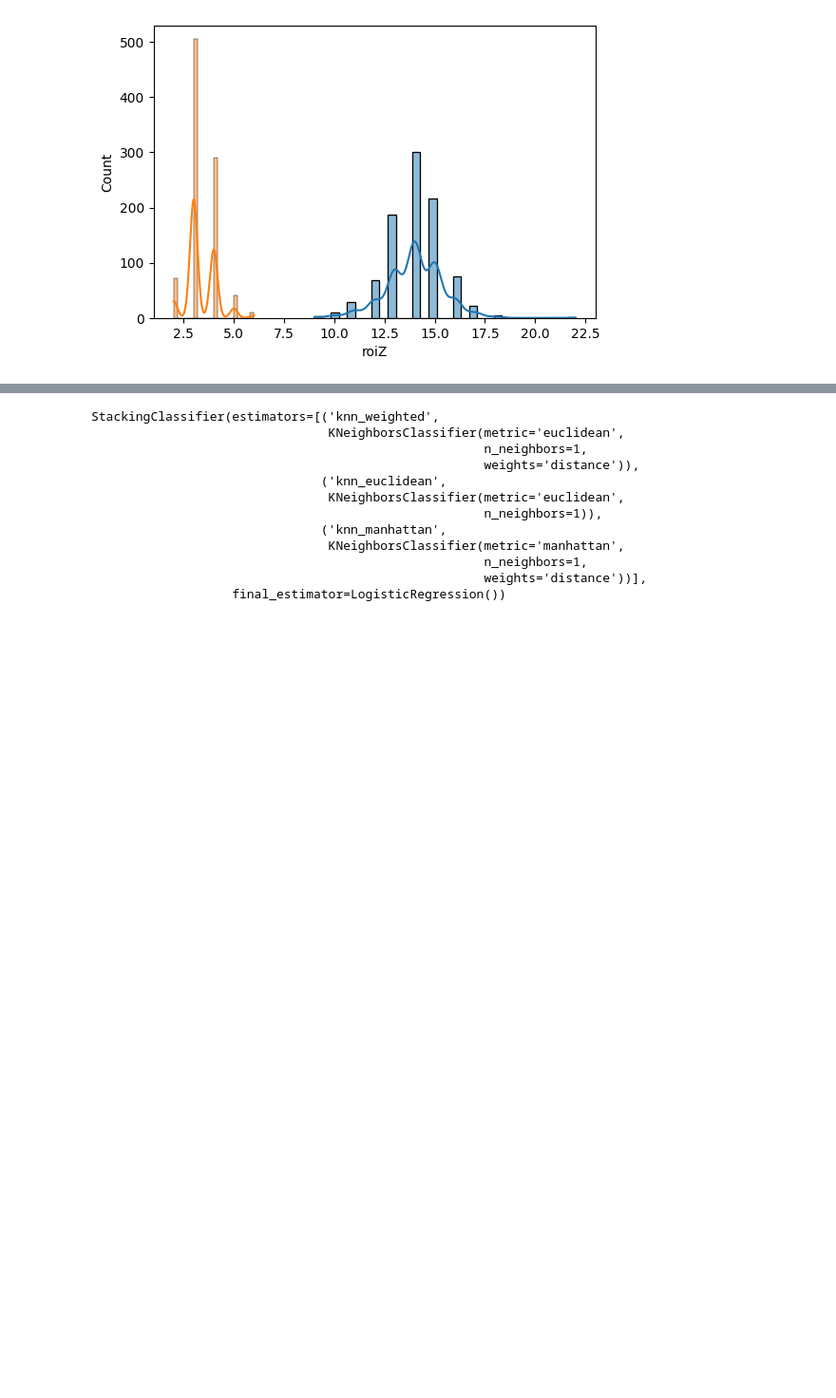
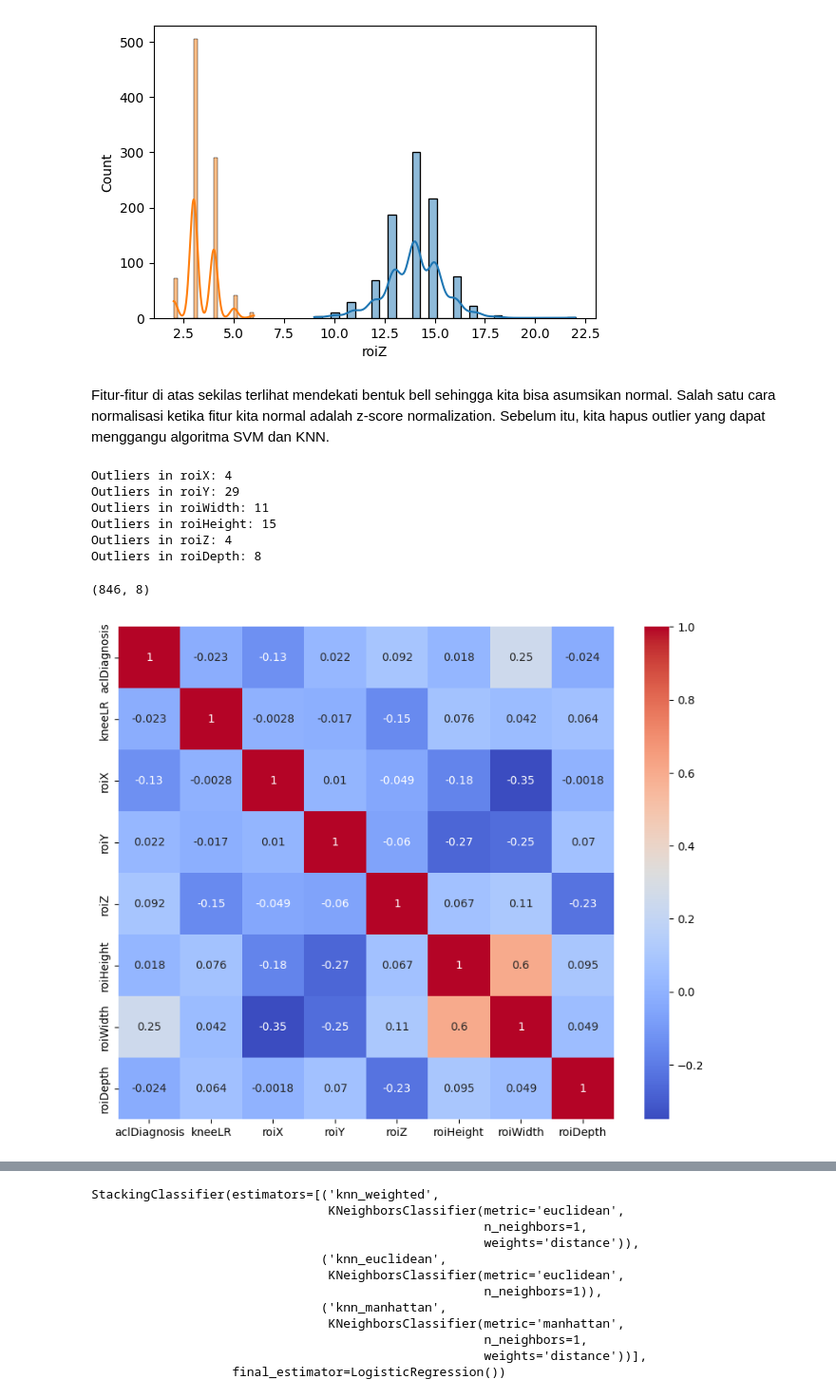
Before and after one commit to stepanusimnuel/acl-classification-ensemble-learning, a Jupyter notebook: train-model.ipynb, the cells around one changed output, grey strips where cells are left out. Shown at 95% size. Cells and saved outputs as stored; diff of their text form; code cells hidden in the pictures; blank space fills up the shorter version.

```diff
--- a/train-model.ipynb
+++ b/train-model.ipynb
@@ -63,3 +70,5 @@ for col in numeric_columns:
 plt.show()
 # %% [output]
 [figure]
+# %% [markdown]
+Fitur-fitur di atas sekilas terlihat mendekati bentuk bell sehingga kita bisa asumsikan normal. Salah satu cara normalisasi ketika fitur kita normal adalah z-score normalization. Sebelum itu, kita hapus outlier yang dapat menggangu algoritma SVM dan KNN.
@@ -65,0 +85,23 @@ plt.show()
+# %%
+for col in ["roiX", "roiY", "roiWidth", "roiHeight", "roiZ", "roiDepth"]:
+    outliers = detect_outliers(df, col)
+    print(f"Outliers in {col}: {len(outliers)}")
+    df = df.drop(outliers.index)
+# %% [output]
+Outliers in roiX: 4
+Outliers in roiY: 29
+Outliers in roiWidth: 11
+Outliers in roiHeight: 15
+Outliers in roiZ: 4
+Outliers in roiDepth: 8
+# %%
+df.shape
+# %% [output]
+(846, 8)
+# %%
+# heatmap korelasi antarfitur
+plt.figure(figsize=(10, 8))
+sns.heatmap(df.corr(), annot=True, cmap='coolwarm')
+plt.show()
+# %% [output]
+[figure, added]
```
Also changed, not shown: parts of 35 cells of this notebook, 1 other file.
